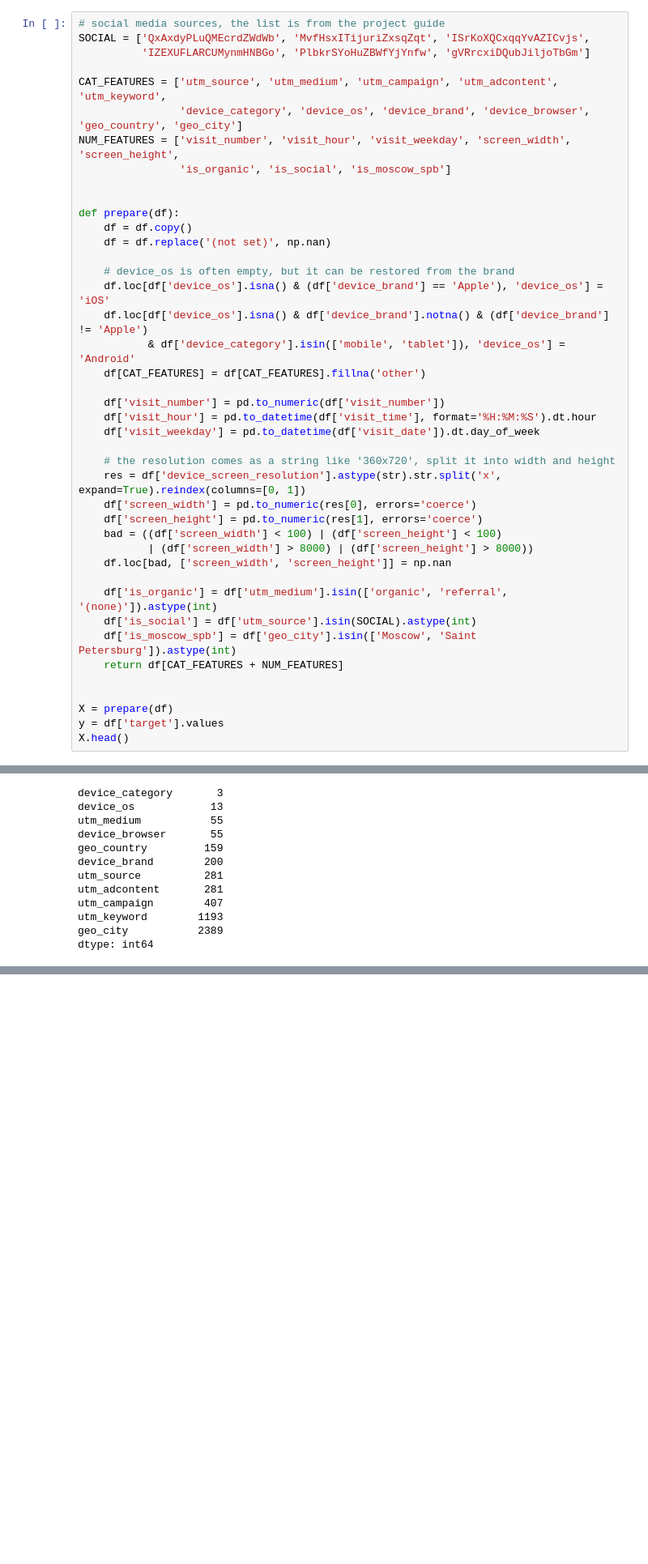
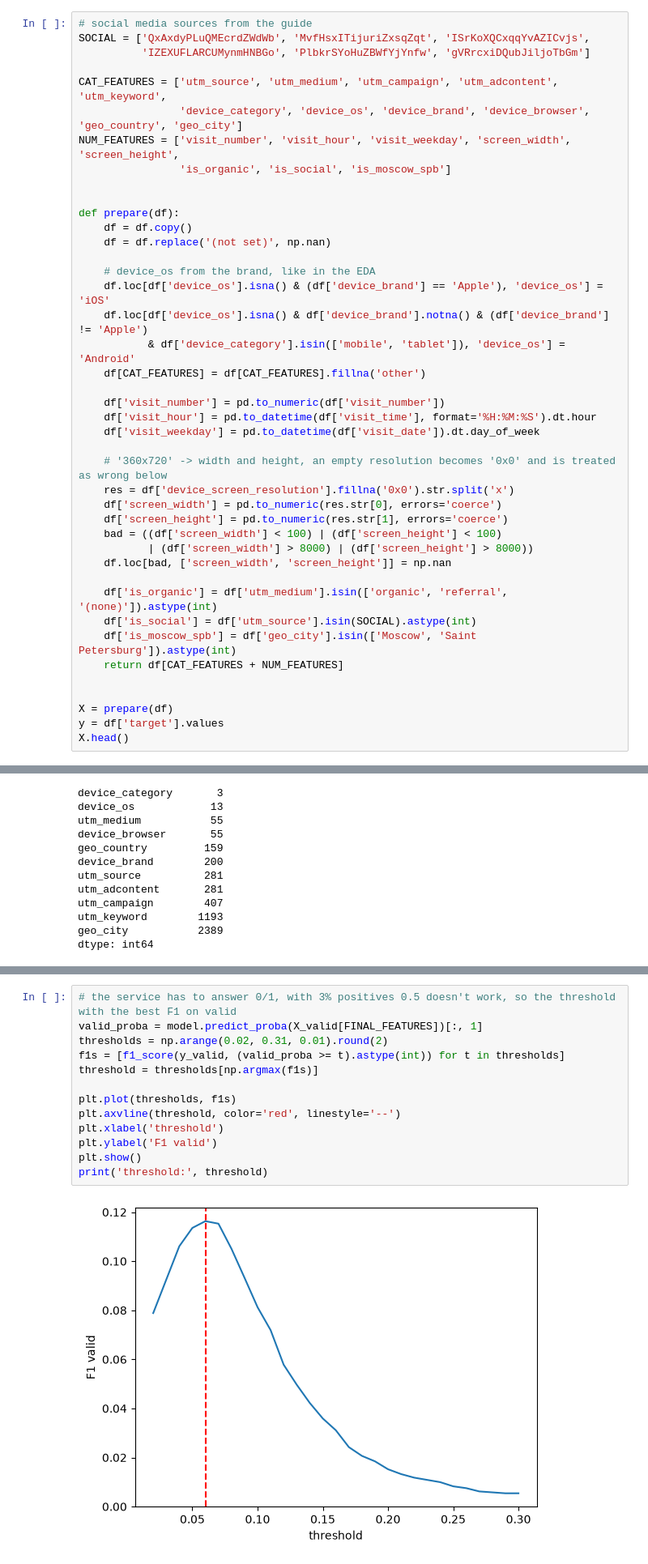
Before and after one commit to Alikonchik-Kaedahara/sber_auto_subscription, a Jupyter notebook: 02_model.ipynb, the cells around one changed output, grey strips where cells are left out. Shown at 81% size. Cells and saved outputs as stored; diff of their text form; blank space fills up the shorter version.

```diff
--- a/02_model.ipynb
+++ b/02_model.ipynb
@@ -52,5 +42,5 @@ The same function is in `pipeline.py`, so the service prepares the data in exact
 # %%
-# social media sources, the list is from the project guide
+# social media sources from the guide
 SOCIAL = ['QxAxdyPLuQMEcrdZWdWb', 'MvfHsxITijuriZxsqZqt', 'ISrKoXQCxqqYvAZICvjs',
           'IZEXUFLARCUMynmHNBGo', 'PlbkrSYoHuZBWfYjYnfw', 'gVRrcxiDQubJiljoTbGm']
 
@@ -64,7 +54,7 @@ def prepare(df):
     df = df.copy()
     df = df.replace('(not set)', np.nan)
 
-    # device_os is often empty, but it can be restored from the brand
+    # device_os from the brand, like in the EDA
     df.loc[df['device_os'].isna() & (df['device_brand'] == 'Apple'), 'device_os'] = 'iOS'
     df.loc[df['device_os'].isna() & df['device_brand'].notna() & (df['device_brand'] != 'Apple')
            & df['device_category'].isin(['mobile', 'tablet']), 'device_os'] = 'Android'
@@ -74,10 +64,10 @@ def prepare(df):
     df['visit_hour'] = pd.to_datetime(df['visit_time'], format='%H:%M:%S').dt.hour
     df['visit_weekday'] = pd.to_datetime(df['visit_date']).dt.day_of_week
 
-    # the resolution comes as a string like '360x720', split it into width and height
-    res = df['device_screen_resolution'].astype(str).str.split('x', expand=True).reindex(columns=[0, 1])
-    df['screen_width'] = pd.to_numeric(res[0], errors='coerce')
-    df['screen_height'] = pd.to_numeric(res[1], errors='coerce')
+    # '360x720' -> width and height, an empty resolution becomes '0x0' and is treated as wrong below
+    res = df['device_screen_resolution'].fillna('0x0').str.split('x')
+    df['screen_width'] = pd.to_numeric(res.str[0], errors='coerce')
+    df['screen_height'] = pd.to_numeric(res.str[1], errors='coerce')
     bad = ((df['screen_width'] < 100) | (df['screen_height'] < 100)
            | (df['screen_width'] > 8000) | (df['screen_height'] > 8000))
     df.loc[bad, ['screen_width', 'screen_height']] = np.nan
@@ -536,0 +349,15 @@ The final model is trained in `pipeline.py` on all the data with the same parame
+# %%
+# the service has to answer 0/1, with 3% positives 0.5 doesn't work, so the threshold with the best F1 on valid
+valid_proba = model.predict_proba(X_valid[FINAL_FEATURES])[:, 1]
+thresholds = np.arange(0.02, 0.31, 0.01).round(2)
+f1s = [f1_score(y_valid, (valid_proba >= t).astype(int)) for t in thresholds]
+threshold = thresholds[np.argmax(f1s)]
+
+plt.plot(thresholds, f1s)
+plt.axvline(threshold, color='red', linestyle='--')
+plt.xlabel('threshold')
+plt.ylabel('F1 valid')
+plt.show()
+print('threshold:', threshold)
+# %% [output]
+[figure, added]
```
Also changed, not shown: parts of 79 cells of this notebook.
